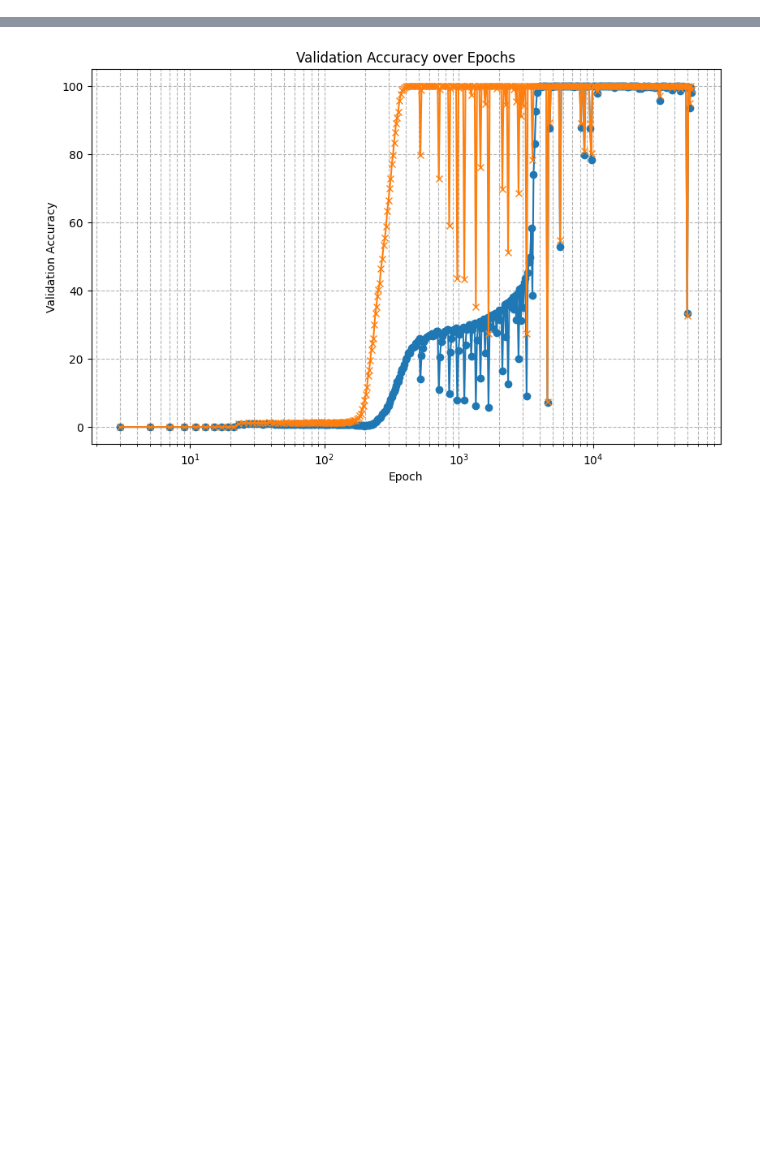
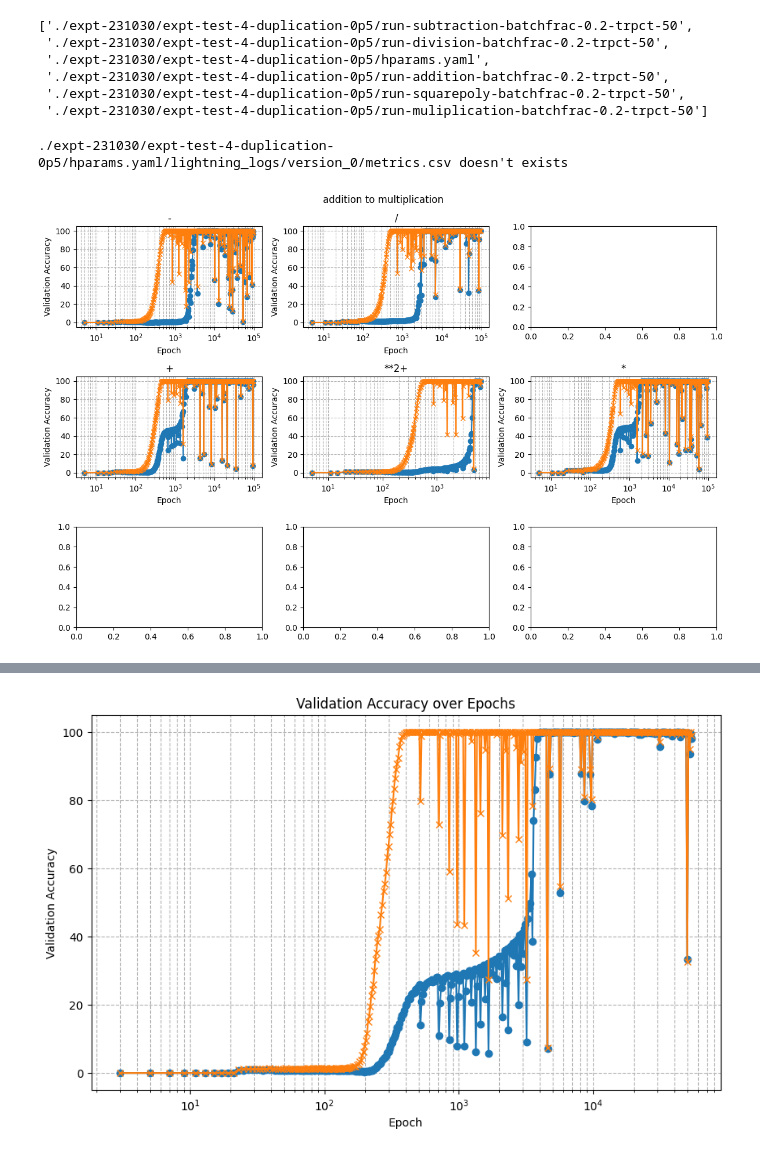
Before and after one commit to cybaj/openai-grok, a Jupyter notebook: nbs/expt.ipynb, the cells around one changed output, grey strips where cells are left out. Saved outputs shown, nothing was run; the diff lists cells and outputs as text; code cells hidden in the pictures; blank space fills up the shorter version.

```diff
--- a/nbs/expt.ipynb
+++ b/nbs/expt.ipynb
@@ -3,0 +6,3 @@ import matplotlib.pyplot as plt
+# %%
+oper_reverse_dict = {v: k for k, v in grok.data.VALID_OPERATORS.items()}
+operators = oper_reverse_dict.keys()
@@ -3,0 +13,5 @@ import matplotlib.pyplot as plt
+# %%
+def get_operator_symbols(path):
+    for op_name in operators:
+        if op_name in path:
+            return oper_reverse_dict[op_name]
@@ -4 +22,10 @@ import matplotlib.pyplot as plt
+# %%
+glob.glob('./expt-231030/expt-test-4-duplication-0p5/*')
+# %% [output]
+['./expt-231030/expt-test-4-duplication-0p5/run-subtraction-batchfrac-0.2-trpct-50',
+ './expt-231030/expt-test-4-duplication-0p5/run-division-batchfrac-0.2-trpct-50',
+ './expt-231030/expt-test-4-duplication-0p5/hparams.yaml',
+ './expt-231030/expt-test-4-duplication-0p5/run-addition-batchfrac-0.2-trpct-50',
+ './expt-231030/expt-test-4-duplication-0p5/run-squarepoly-batchfrac-0.2-trpct-50',
+ './expt-231030/expt-test-4-duplication-0p5/run-muliplication-batchfrac-0.2-trpct-50']
 # %%
@@ -21,0 +95,6 @@ def plot_val_acc(csvpath, scale='arithmetic'):
+# %%
+batches = get_plot_batches('./expt-231030/expt-test-4-duplication-0p5', 9)
+draw_figure('addition to multiplication', batches[0], save_fig=False)
+# %% [output]
+./expt-231030/expt-test-4-duplication-0p5/hparams.yaml/lightning_logs/version_0/metrics.csv doesn't exists
+[figure, added]
```
Also changed, not shown: parts of 27 cells of this notebook.
